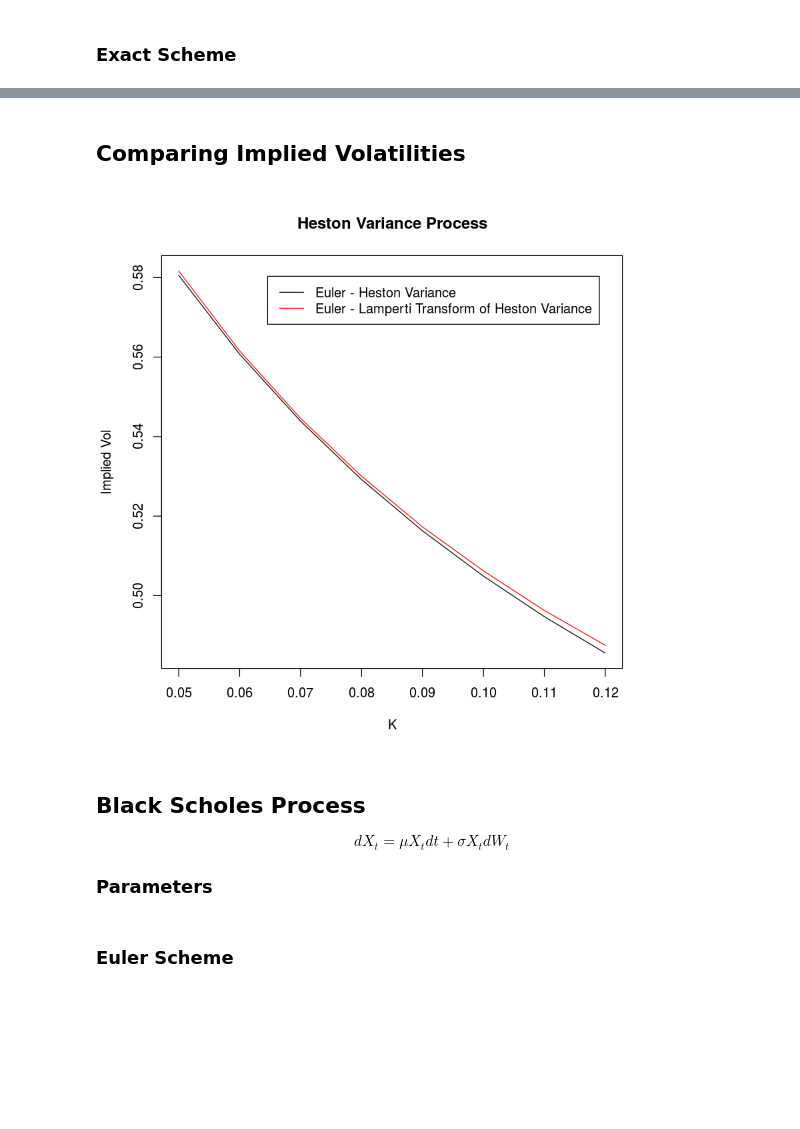
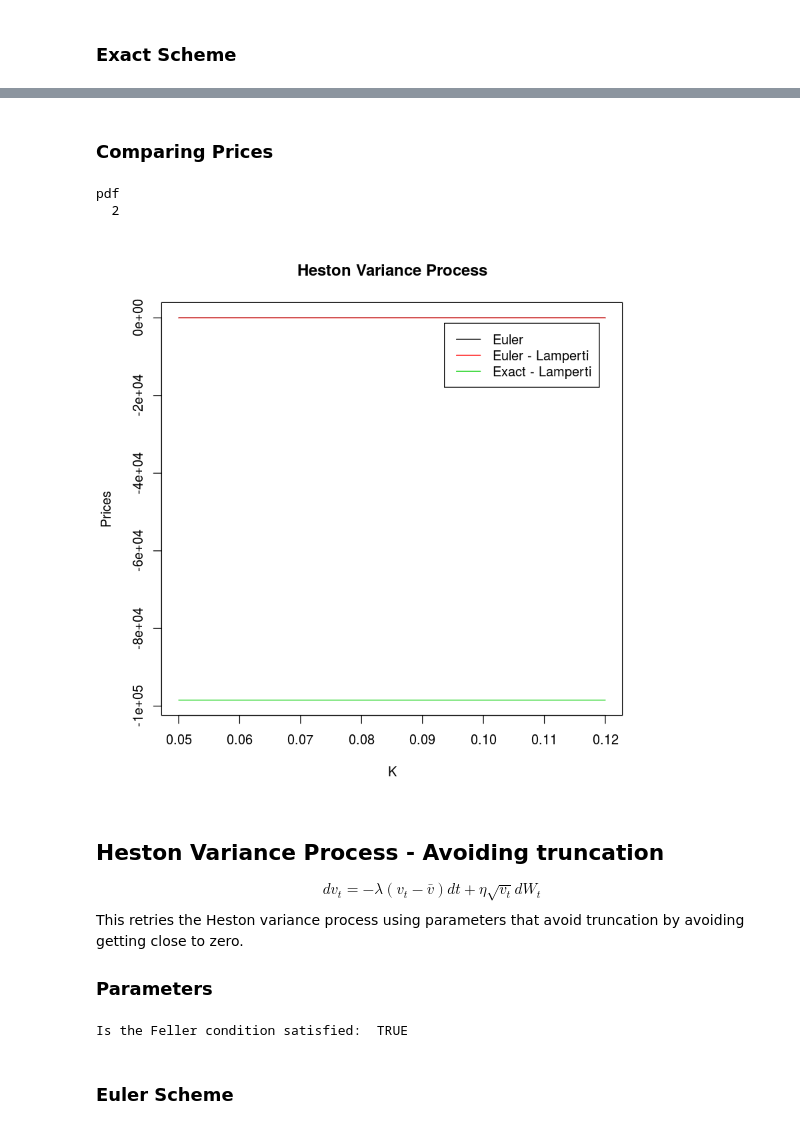
Before and after one commit to scotthounsell/exact-simulation, a Jupyter notebook: Simulations.ipynb, the cells around one changed output, grey strips where cells are left out. Drawn from its saved outputs; the diff is of its cells as text; code cells hidden in the pictures; blank space fills up the shorter version.

```diff
--- a/Simulations.ipynb
+++ b/Simulations.ipynb
@@ -435,33 +308,28 @@ c(feller(paramsBCC), feller(paramsBCC1), feller(paramsBCC2))
 params <- paramsBCC1
 cat('Is the Feller condition satisfied: ', feller(params))
 
-num_paths_euler <- 100000
+y_to_x_hv <- make_convert_y_to_x_heston_variance(params$eta, params$v0)
+x_to_y_hv <- make_convert_x_to_y_heston_variance(params$eta, params$v0)
+
+num_paths <- 1000000
 num_steps_euler <- 100
-
-num_paths_exact <- 100000
 beta <- 0.2
 
 Texp <- 1
 X0 <- params$v0
 strikes <- seq(0.05, 0.12, by=0.01)
-# strikes <- seq(0.5, 0.8, by=0.2)
 heston_variance_vols <- data.frame(K=strikes)
 # %% [output]
 Is the Feller condition satisfied:  TRUE
 # %% [markdown]
 ### Euler Scheme
 # %%
-source('one_dimension/general_euler.r')
-source('run_simulation.r')
-source('black_scholes.r')
-source('coefficients.r')
-
 title <- 'Euler'
-euler_heston_variance <- General_Euler(num_paths_euler, num_steps_euler,
+euler_heston_variance <- General_Euler(num_paths, num_steps_euler,
                                        mu=make_mu_heston_variance(params$lambda, params$vbar),
                                        sigma=make_sigma_cir(params$eta),
                                        Texp=Texp, X0=X0)
 
 heston_variance_vols[title] <- run_simulation(euler_heston_variance, strikes, Texp, X0, make_call_payoff,
-                                              plot_title=title, num_paths_to_plot=FALSE)
+                                              plot_title=title, num_paths_to_plot=FALSE, return_ivols=FALSE)
 # %% [output]
@@ -527,22 +402,15 @@ Prices
 # %% [markdown]
 ### Exact Scheme
 # %%
-source('one_dimension/drifted_exact.r')
-source('run_simulation.r')
-source('black_scholes.r')
-source('coefficients.r')
-
 title <- 'Exact - Lamperti'
-exact_heston_variance_lamperti <- Drifted_Exact_Vec(num_paths_exact, beta,
-                                                    mu=make_mu_heston_variance_lamperti(params$lambda, params$vbar,
-                                                                                        params$eta, params$v0),
-                                                    sigma0=1,
-                                                    Texp=Texp, X0=X0,
-                                                    convert_y_to_x=make_convert_y_to_x_heston_variance(params$eta,
-                                                                                                       params$v0),
-                                                    convert_x_to_y=make_convert_x_to_y_heston_variance(params$eta,
-                                                                                                       params$v0))
+exact_heston_variance_lamperti <- Drifted_Exact(num_paths, beta,
+                                                mu=make_mu_heston_variance_lamperti(params$lambda, params$vbar,
+                                                                                    params$eta, params$v0),
+                                                sigma0=1,
+                                                Texp=Texp, X0=X0,
+                                                convert_y_to_x=y_to_x_hv,
+                                                convert_x_to_y=x_to_y_hv)
 
 heston_variance_vols[title] <- run_simulation(exact_heston_variance_lamperti, strikes, Texp, X0,
-                                              make_call_payoff, plot_title=title, num_paths_to_plot=FALSE)
+                                              make_call_payoff, plot_title=title, num_paths_to_plot=FALSE, return_ivols=FALSE)
 # %% [output]
@@ -552,27 +435,34 @@ ERROR: Error in bisection(function(sigma) call_black_scholes(S, K, T, sigma, : I
 # %% [markdown]
-## Comparing Implied Volatilities
+### Comparing Prices
 # %%
-compare_vols(heston_variance_vols, 'Heston Variance Process')
+plot_values(heston_variance_vols, 'Heston Variance Process', ylab='Prices')
 # %% [output]
+pdf
+  2
-[figure, old version]
+[figure, new version]
-# %% [markdown]
-## Black Scholes Process
-
-$$ dX_t = \mu X_t dt + \sigma X_t dW_t$$
-
-### Parameters
+# %% [markdown]
+## Heston Variance Process - Avoiding truncation
+
+$$ dv_t = -\lambda(v_t-\bar v)dt + \eta \sqrt{v_t}dW_t$$
+This retries the Heston variance process using parameters that avoid truncation by avoiding getting close to zero.
+
+### Parameters
 # %%
-num_paths_euler <- 1000000
+params <- list(lambda = 1.15,rho = -0.64,eta = 0.39/2,vbar = 1.0,v0 = 1.0)
+cat('Is the Feller condition satisfied: ', feller(params))
+
+y_to_x_hv2 <- make_convert_y_to_x_heston_variance(params$eta, params$v0)
+x_to_y_hv2 <- make_convert_x_to_y_heston_variance(params$eta, params$v0)
+
+num_paths <- 1000000
 num_steps_euler <- 100
-
-num_paths_exact <- 1000000
 beta <- 0.2
 
 Texp <- 1
-X0 <- 1
-mu0 <- .1
-sigma0 <- .3
+X0 <- params$v0
 strikes <- seq(0.5, 1.5, by=0.1)
-black_scholes_vols <- data.frame(K=strikes)
+heston_variance_vols_2 <- data.frame(K=strikes)
+# %% [output]
+Is the Feller condition satisfied:  TRUE
 # %% [markdown]
 ### Euler Scheme
```
Also changed, not shown: parts of 68 cells of this notebook, 25 other files.
